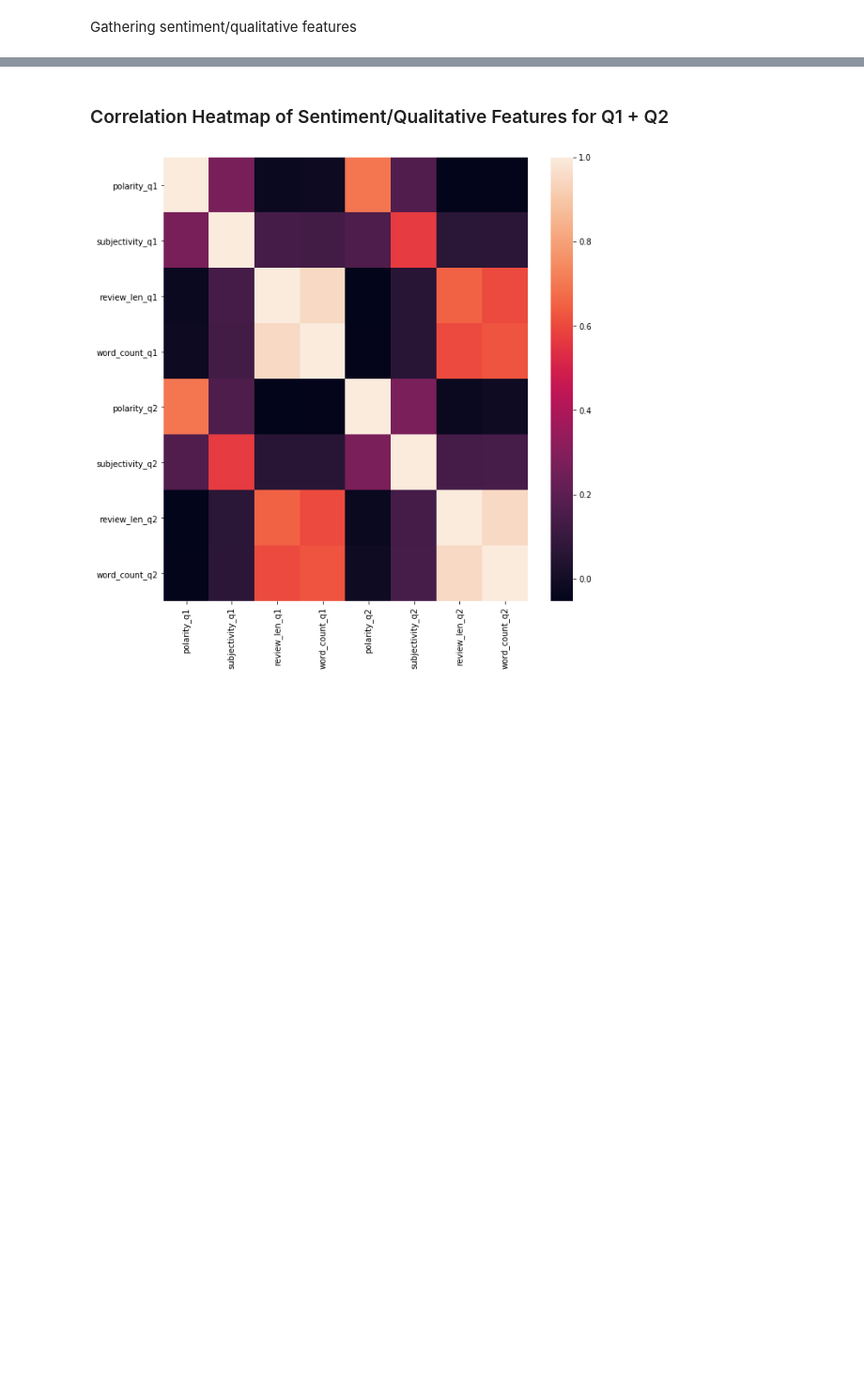
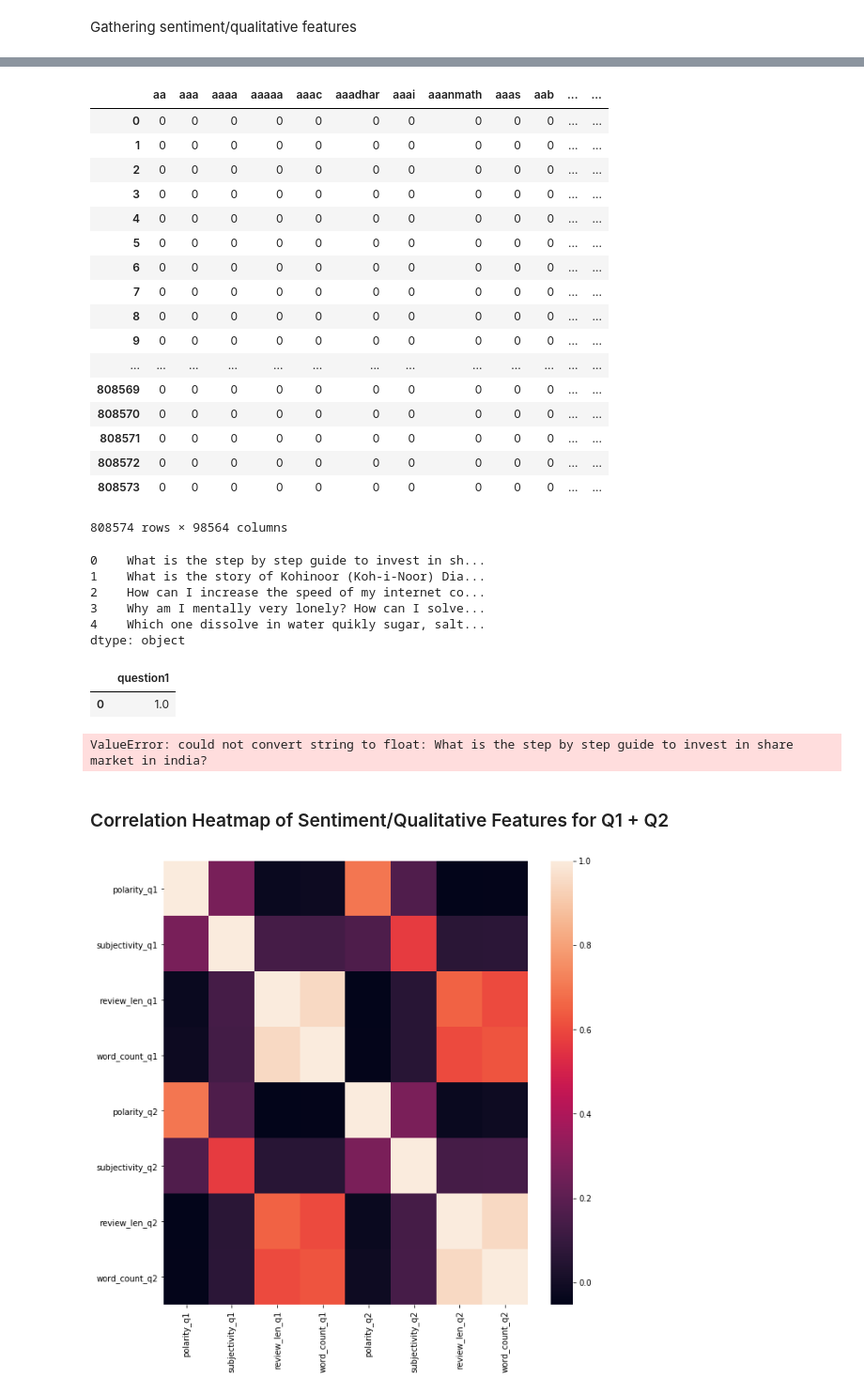
Before and after one commit to cardosel/Detect-Duplicate-Questions, a Jupyter notebook: Detecting-Duplicates-EDA.ipynb, the cells around one changed output, grey strips where cells are left out. Shown: that part at 94% size. Saved outputs shown, nothing was run; the diff lists cells and outputs as text; code cells hidden in the pictures; blank space fills up the shorter version.

Commit message:
adding n-gram models for feature engineering

```diff
--- a/Detecting-Duplicates-EDA.ipynb
+++ b/Detecting-Duplicates-EDA.ipynb
@@ -450,3 +476,5 @@ duplicates = train[train.is_duplicate == 1]
+# %%
+duplicates = train.iloc[:,0:5]
 # %% [markdown]
 Gathering sentiment/qualitative features
 # %%
@@ -477,0 +531,8 @@ df.head(10)
+# %%
+# PUTTING TOGETHER BAG OF WORDS MODEL
+from sklearn.feature_extraction.text import CountVectorizer
+
+cv = CountVectorizer(min_df=0., max_df=1.)
+cv_matrix = cv.fit_transform(norm_corpus)
+cv_matrix = cv_matrix.toarray()
+cv_matrix
@@ -477,0 +547,34 @@ df.head(10)
+# %%
+
+# get all unique words in the corpus
+vocab = cv.get_feature_names()
+# show document feature vectors
+pd.DataFrame(cv_matrix, columns=vocab)
+# %% [output]
+|  | aa | aaa | aaaa | aaaaa | aaac | aaadhar | aaai | aaanmath | aaas | aab | ... | ... |
+| 0 | 0 | 0 | 0 | 0 | 0 | 0 | 0 | 0 | 0 | 0 | ... | ... |
+| 1 | 0 | 0 | 0 | 0 | 0 | 0 | 0 | 0 | 0 | 0 | ... | ... |
+| 2 | 0 | 0 | 0 | 0 | 0 | 0 | 0 | 0 | 0 | 0 | ... | ... |
+| 3 | 0 | 0 | 0 | 0 | 0 | 0 | 0 | 0 | 0 | 0 | ... | ... |
+| 4 | 0 | 0 | 0 | 0 | 0 | 0 | 0 | 0 | 0 | 0 | ... | ... |
+| 5 | 0 | 0 | 0 | 0 | 0 | 0 | 0 | 0 | 0 | 0 | ... | ... |
+| 6 | 0 | 0 | 0 | 0 | 0 | 0 | 0 | 0 | 0 | 0 | ... | ... |
+| 7 | 0 | 0 | 0 | 0 | 0 | 0 | 0 | 0 | 0 | 0 | ... | ... |
+| 8 | 0 | 0 | 0 | 0 | 0 | 0 | 0 | 0 | 0 | 0 | ... | ... |
+| 9 | 0 | 0 | 0 | 0 | 0 | 0 | 0 | 0 | 0 | 0 | ... | ... |
+| ... | ... | ... | ... | ... | ... | ... | ... | ... | ... | ... | ... | ... |
+| 808569 | 0 | 0 | 0 | 0 | 0 | 0 | 0 | 0 | 0 | 0 | ... | ... |
+| 808570 | 0 | 0 | 0 | 0 | 0 | 0 | 0 | 0 | 0 | 0 | ... | ... |
+| 808571 | 0 | 0 | 0 | 0 | 0 | 0 | 0 | 0 | 0 | 0 | ... | ... |
+| 808572 | 0 | 0 | 0 | 0 | 0 | 0 | 0 | 0 | 0 | 0 | ... | ... |
+| 808573 | 0 | 0 | 0 | 0 | 0 | 0 | 0 | 0 | 0 | 0 | ... | ... |
+808574 rows × 98564 columns
+# %%
+stacked_questions.head()
+# %% [output]
+0    What is the step by step guide to invest in sh...
+1    What is the story of Kohinoor (Koh-i-Noor) Dia...
+2    How can I increase the speed of my internet co...
+3    Why am I mentally very lonely? How can I solve...
+4    Which one dissolve in water quikly sugar, salt...
+dtype: object
@@ -478,3 +598,27 @@ df.head(10)
+# %%
+# turning our questions1 into tfidf vectors
+from sklearn.feature_extraction.text import TfidfVectorizer
+
+tv = TfidfVectorizer(min_df=0., max_df=1., use_idf=True)
+tv_matrix = tv.fit_transform(duplicates.iloc[:,3:4])
+tv_matrix = tv_matrix.toarray()
+
+vocab = tv.get_feature_names()
+pd.DataFrame(np.round(tv_matrix, 2), columns=vocab)
+# %% [output]
+|  | question1 |
+| 0 | 1.0 |
+# %%
+# calculating document similarity
+duplicates
+
+from sklearn.metrics.pairwise import cosine_similarity
+
+similarity_matrix = cosine_similarity(duplicates.iloc[:,3:5])
+similarity_df = pd.DataFrame(similarity_matrix)
+similarity_df
+# %% [output]
+ValueError: could not convert string to float: What is the step by step guide to invest in share market in india?
 # %% [markdown]
 ### Correlation Heatmap of Sentiment/Qualitative Features for Q1 + Q2
 # %%
```
Also changed, not shown: parts of 9 cells of this notebook.
